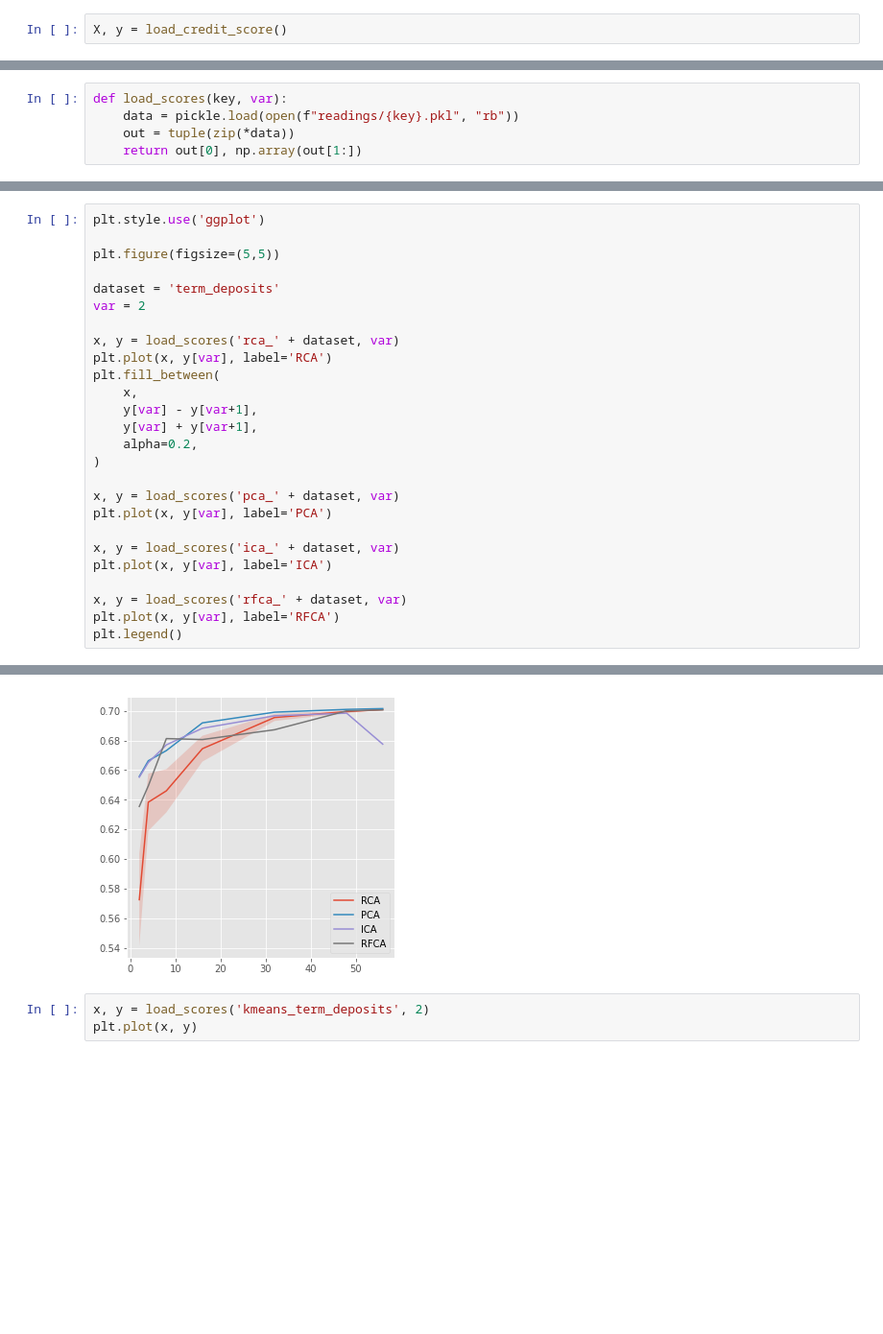
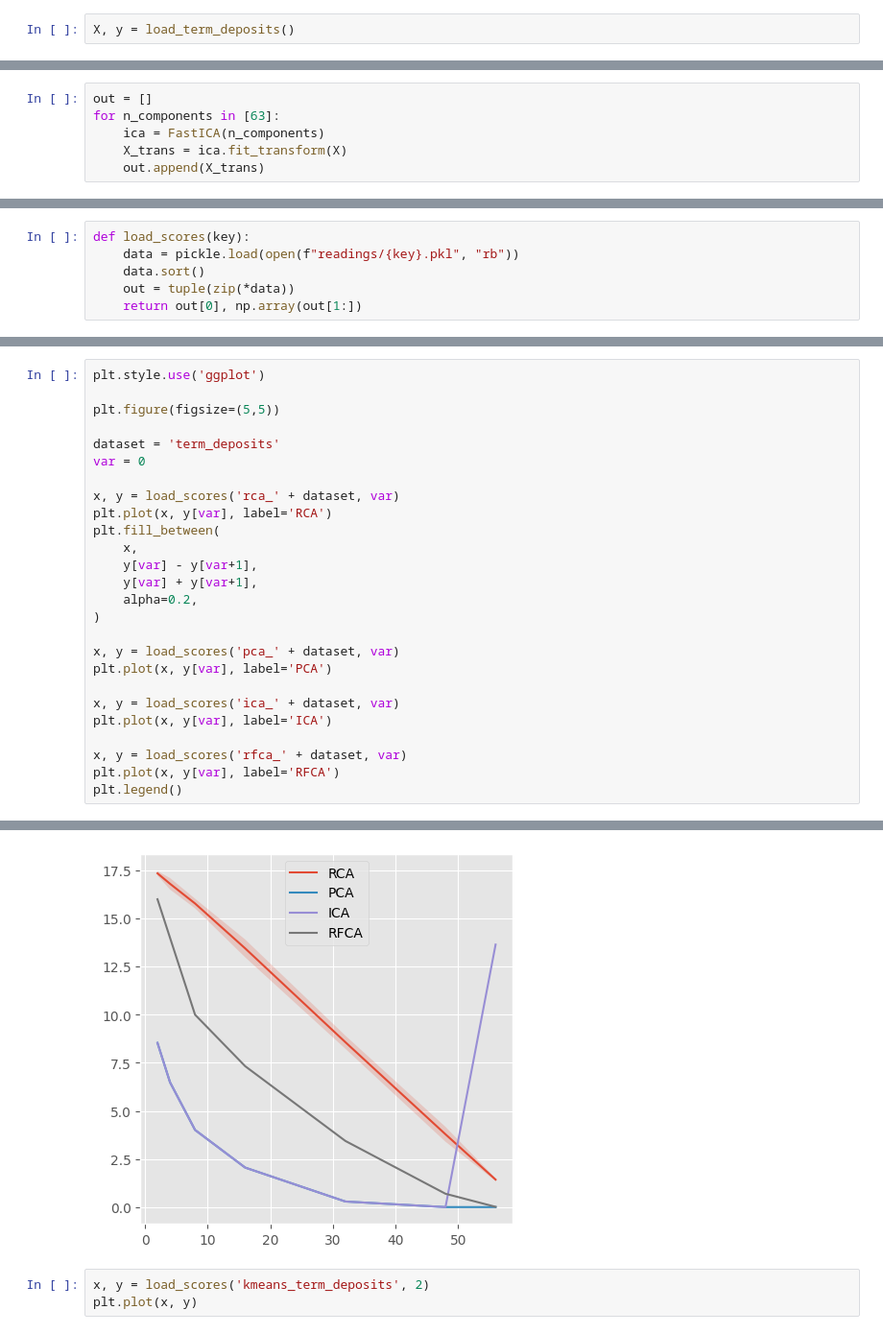
Before and after one commit to vinitjogani/clustering-comparison, a Jupyter notebook: explore.ipynb, the cells around one changed output, grey strips where cells are left out. Shown: that part at 96% size. Drawn from its saved outputs; the diff is of its cells as text; blank space fills up the shorter version.

```diff
--- a/explore.ipynb
+++ b/explore.ipynb
@@ -12,4 +13,4 @@ from sklearn.decomposition import PCA
 
 from datasets import *
 # %%
-X, y = load_credit_score()
+X, y = load_term_deposits()
@@ -15,0 +21,6 @@ X, y = load_credit_score()
+# %%
+out = []
+for n_components in [63]:
+    ica = FastICA(n_components)
+    X_trans = ica.fit_transform(X)
+    out.append(X_trans)
@@ -16,5 +85,6 @@ X, y = load_credit_score()
 # %%
-def load_scores(key, var):
+def load_scores(key):
     data = pickle.load(open(f"readings/{key}.pkl", "rb"))
+    data.sort()
     out = tuple(zip(*data))
     return out[0], np.array(out[1:])
@@ -21,32 +405,32 @@ def load_scores(key, var):
 # %%
 plt.style.use('ggplot')
 
 plt.figure(figsize=(5,5))
 
 dataset = 'term_deposits'
-var = 2
+var = 0
 
 x, y = load_scores('rca_' + dataset, var)
 plt.plot(x, y[var], label='RCA')
 plt.fill_between(
     x,
     y[var] - y[var+1],
     y[var] + y[var+1],
     alpha=0.2,
 )
 
 x, y = load_scores('pca_' + dataset, var)
 plt.plot(x, y[var], label='PCA')
 
 x, y = load_scores('ica_' + dataset, var)
 plt.plot(x, y[var], label='ICA')
 
 x, y = load_scores('rfca_' + dataset, var)
 plt.plot(x, y[var], label='RFCA')
 plt.legend()
 # %% [output]
 <matplotlib.legend.Legend at 0x...>
-[figure, old version]
+[figure, new version]
 # %%
 x, y = load_scores('kmeans_term_deposits', 2)
 plt.plot(x, y)
```
Also changed, not shown: parts of 52 cells of this notebook, 18 other files.
